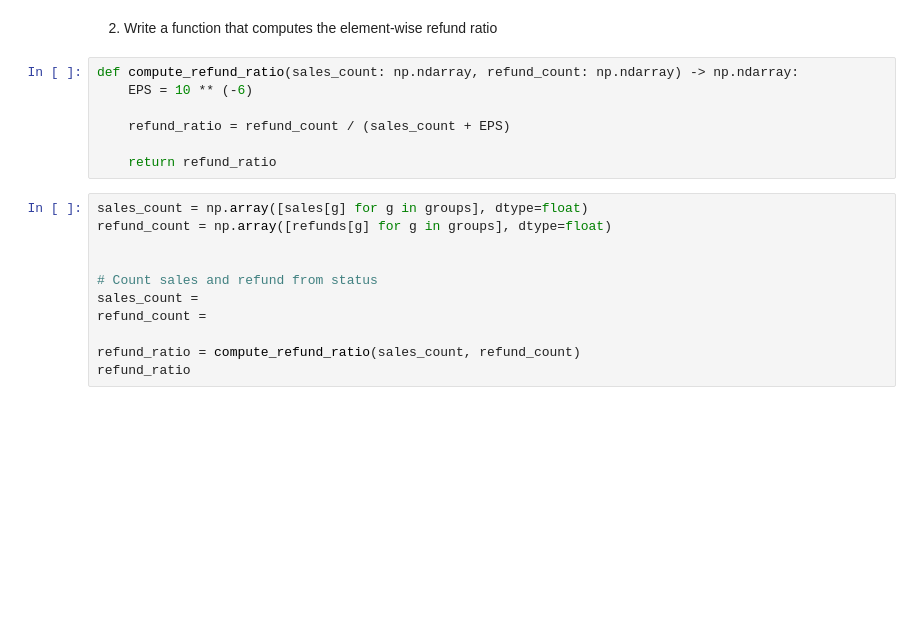
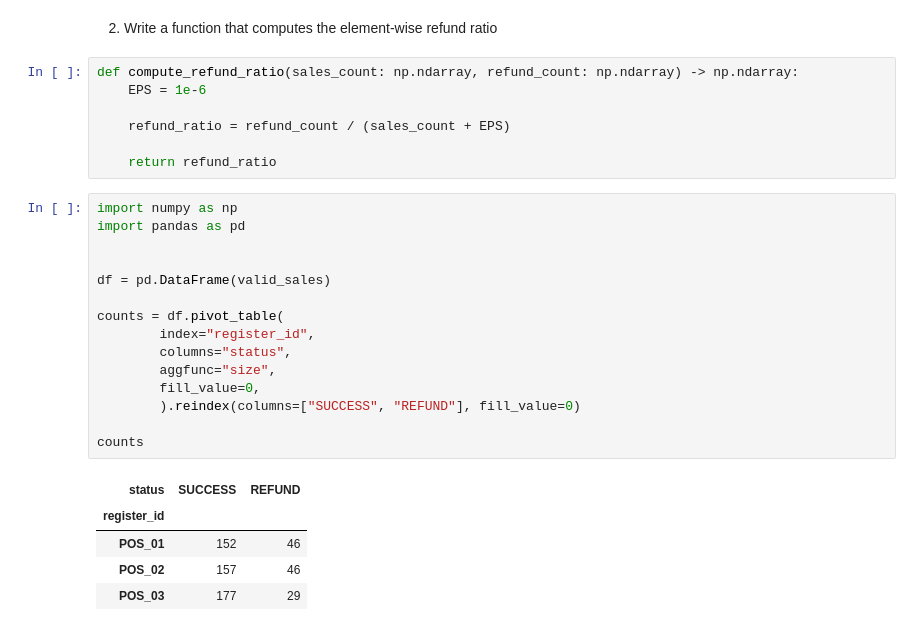
Before and after one commit to theaaga/inf201_deliverable_2, a Jupyter notebook: task3.ipynb, the cells around one changed output. Cells and saved outputs as stored; diff of their text form; blank space fills up the shorter version.

```diff
--- a/task3.ipynb
+++ b/task3.ipynb
@@ -120,19 +111,29 @@ array([4.49 , 4.26 , 3.21 , 4.13 , 4.34 , 4.5  , 3.87 , 4.24 , 4.36 ,
 2. Write a function that computes the element-wise refund ratio
 # %%
 def compute_refund_ratio(sales_count: np.ndarray, refund_count: np.ndarray) -> np.ndarray:
-    EPS = 10 ** (-6)
+    EPS = 1e-6
 
     refund_ratio = refund_count / (sales_count + EPS)
 
     return refund_ratio
-# %%
-sales_count = np.array([sales[g] for g in groups], dtype=float)
-refund_count = np.array([refunds[g] for g in groups], dtype=float)
-
-
-# Count sales and refund from status
-sales_count =
-refund_count =
-
-refund_ratio = compute_refund_ratio(sales_count, refund_count)
-refund_ratio
+# %%
+import numpy as np
+import pandas as pd
+
+
+df = pd.DataFrame(valid_sales)
+
+counts = df.pivot_table(
+        index="register_id",
+        columns="status",
+        aggfunc="size",
+        fill_value=0,
+        ).reindex(columns=["SUCCESS", "REFUND"], fill_value=0)
+
+counts
+# %% [output]
+| status | SUCCESS | REFUND |
+| register_id |  |  |
+| POS_01 | 152 | 46 |
+| POS_02 | 157 | 46 |
+| POS_03 | 177 | 29 |
```
Also changed, not shown: parts of 7 cells of this notebook, 1 other file.
